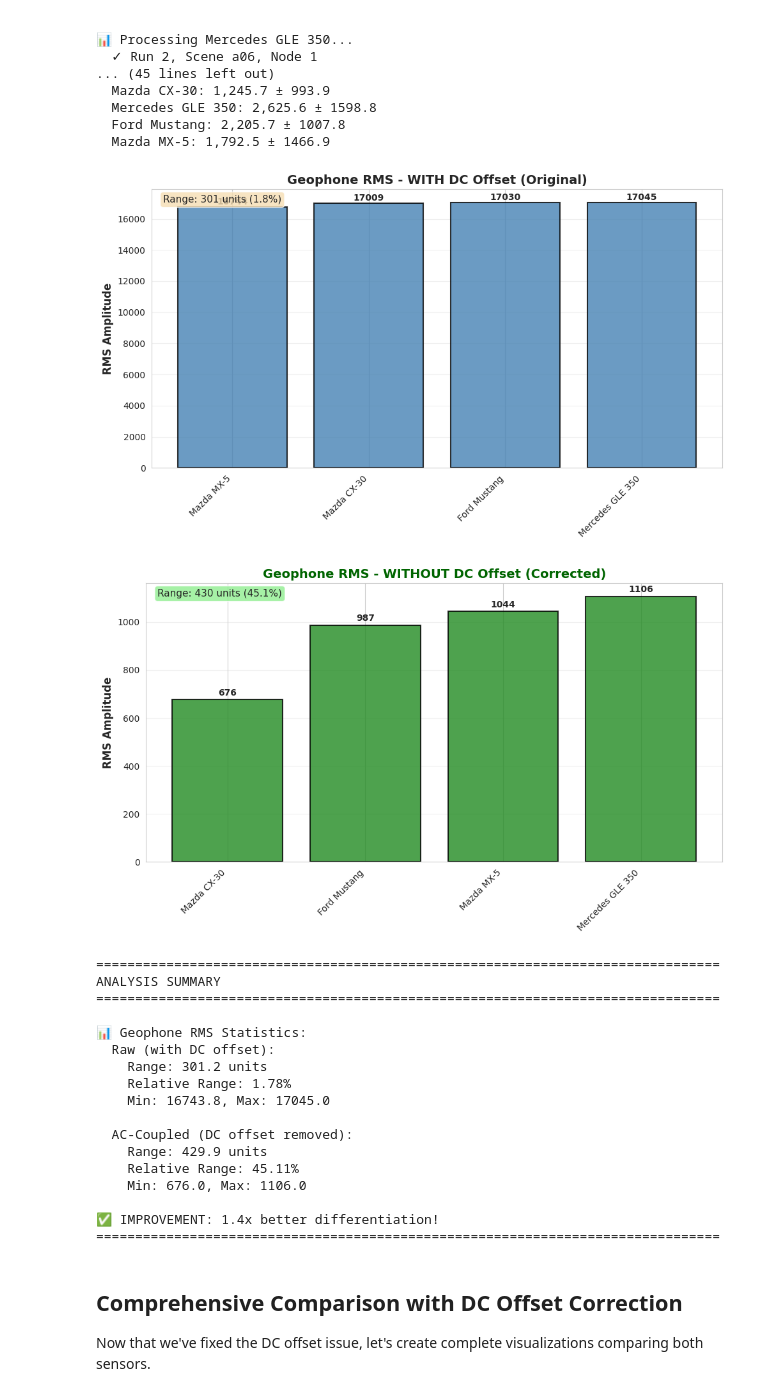
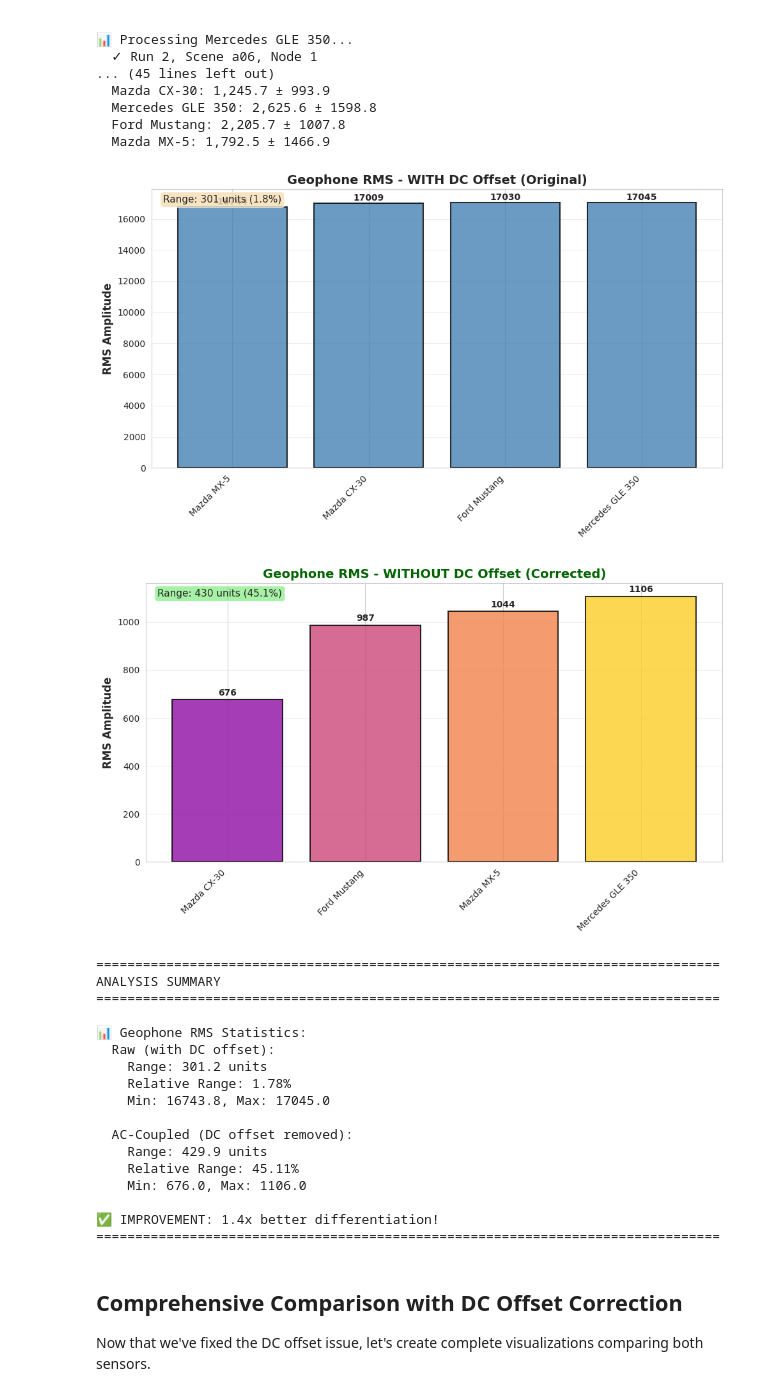
Before and after one commit to antoniogmagana/Dark_Circle, a Jupyter notebook: data_exploration_notebooks/m3n_data_exploration.ipynb, the cells around one changed output. Saved outputs shown, nothing was run; the diff lists cells and outputs as text; code cells hidden in the pictures.

```diff
--- a/data_exploration_notebooks/m3n_data_exploration.ipynb
+++ b/data_exploration_notebooks/m3n_data_exploration.ipynb
@@ -2327,7 +2264,9 @@ plt.show()
 
 # Second chart - AC coupled
 fig2, ax2 = plt.subplots(figsize=(10, 6))
-ax2.bar(x_pos, geo_ac_means.values, color='forestgreen', alpha=0.8, edgecolor='black', linewidth=1.5)
+colors=plt.cm.plasma(np.linspace(0.3, 0.9, len(vehicle_stats_geo_sorted)))
+ax2.bar(x_pos, geo_ac_means.values, color=colors, alpha=0.8, edgecolor='black', linewidth=1.5)
+colors=plt.cm.plasma(np.linspace(0.3, 0.9, len(vehicle_stats_geo_sorted)))
 ax2.set_xticks(x_pos)
 ax2.set_xticklabels(geo_ac_means.index, rotation=45, ha='right')
 ax2.set_ylabel('RMS Amplitude', fontsize=12, fontweight='bold')
@@ -2337,34 +2276,34 @@ ax2.grid(axis='y', alpha=0.3)
 # Add value labels on bars
 for i, v in enumerate(geo_ac_means.values):
     ax2.text(i, v + 10, f'{v:.0f}', ha='center', va='bottom', fontweight='bold')
 
 # Calculate range
 ac_range = geo_ac_means.max() - geo_ac_means.min()
 ax2.text(0.02, 0.98, f'Range: {ac_range:.0f} units ({100*ac_range/geo_ac_means.mean():.1f}%)',
          transform=ax2.transAxes, fontsize=11, verticalalignment='top',
          bbox=dict(boxstyle='round', facecolor='lightgreen', alpha=0.8))
 
 plt.tight_layout()
 plt.show()
 
 # Print summary statistics
 print("\n" + "="*80)
 print("ANALYSIS SUMMARY")
 print("="*80)
 print(f"\n📊 Geophone RMS Statistics:")
 print(f"  Raw (with DC offset):")
 print(f"    Range: {raw_range:.1f} units")
 print(f"    Relative Range: {100*raw_range/geo_raw_means.mean():.2f}%")
 print(f"    Min: {geo_raw_means.min():.1f}, Max: {geo_raw_means.max():.1f}")
 print(f"\n  AC-Coupled (DC offset removed):")
 print(f"    Range: {ac_range:.1f} units")
 print(f"    Relative Range: {100*ac_range/geo_ac_means.mean():.2f}%")
 print(f"    Min: {geo_ac_means.min():.1f}, Max: {geo_ac_means.max():.1f}")
 print(f"\n✅ IMPROVEMENT: {(ac_range/raw_range):.1f}x better differentiation!")
 print("="*80)
 # %% [output]
 [figure]
-[figure, old version]
+[figure, new version]
 ================================================================================
 ANALYSIS SUMMARY
 ================================================================================
```
Also changed, not shown: parts of 6 cells of this notebook, 1 other file.
